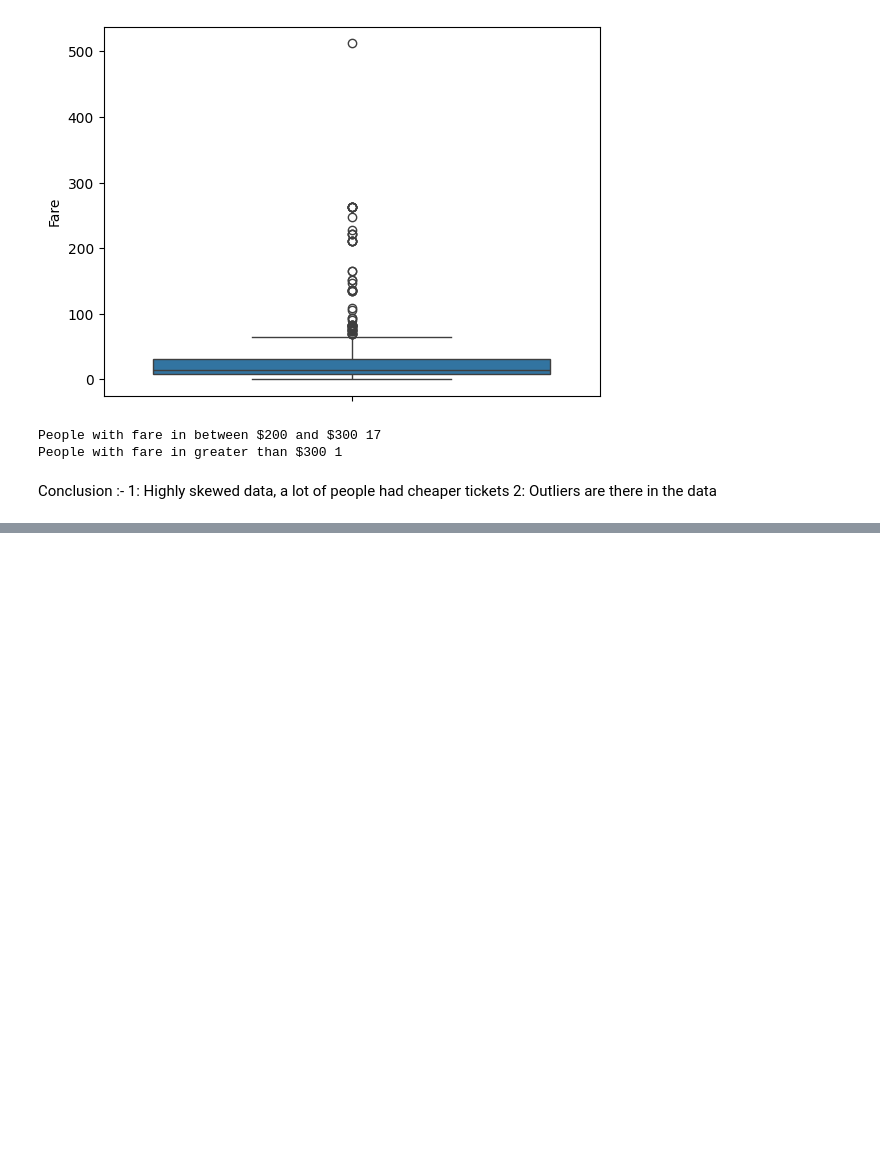
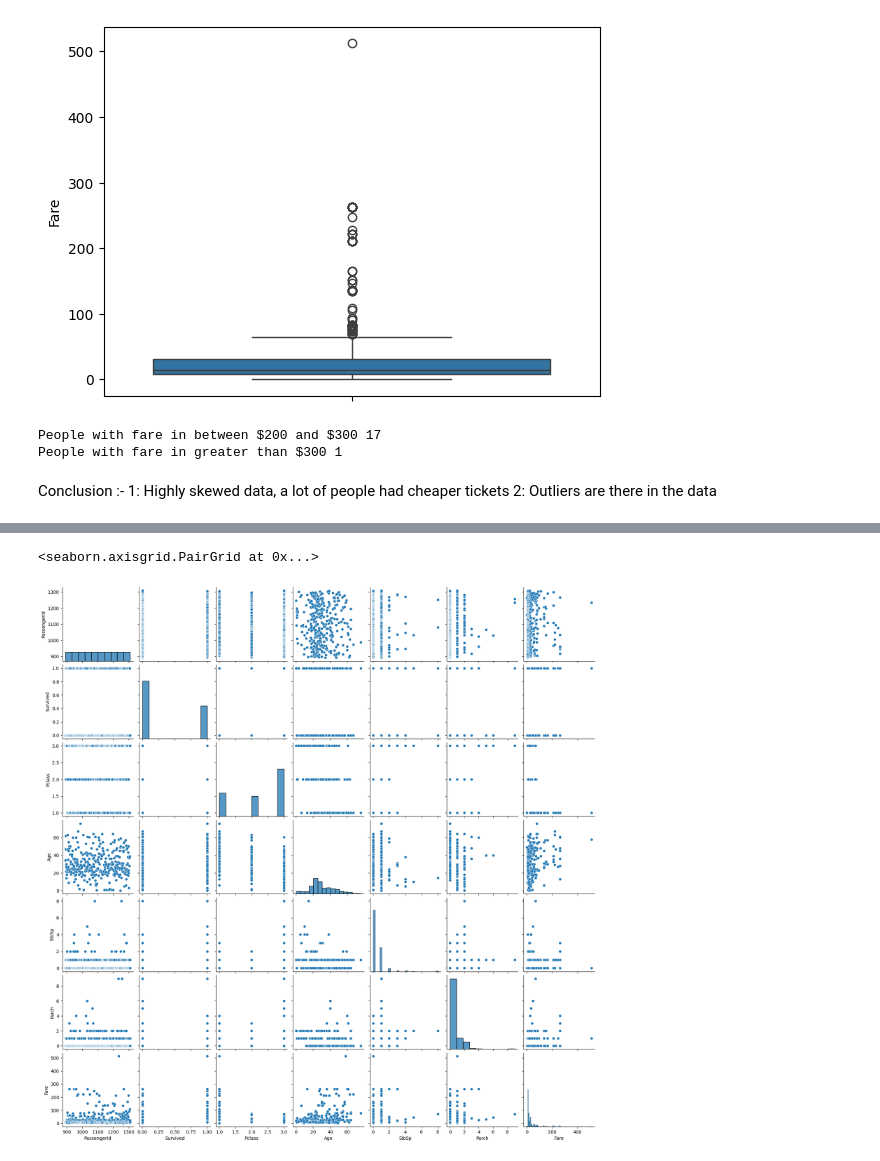
Before and after one commit to Chiragslnk/Titanic-Dataset-, a Jupyter notebook: titanicdataset.ipynb, the cells around one changed output, grey strips where cells are left out. Cells and saved outputs as stored; diff of their text form; code cells hidden in the pictures; blank space fills up the shorter version.

```diff
--- a/titanicdataset.ipynb
+++ b/titanicdataset.ipynb
@@ -369,0 +436,5 @@ ValueError: The following variable cannot be assigned with wide-form data: `hue`
+# %%
+sns.pairplot(titanic_dataset)
+# %% [output]
+<seaborn.axisgrid.PairGrid at 0x...>
+[figure, added]
```
Also changed, not shown: parts of 16 cells of this notebook.
